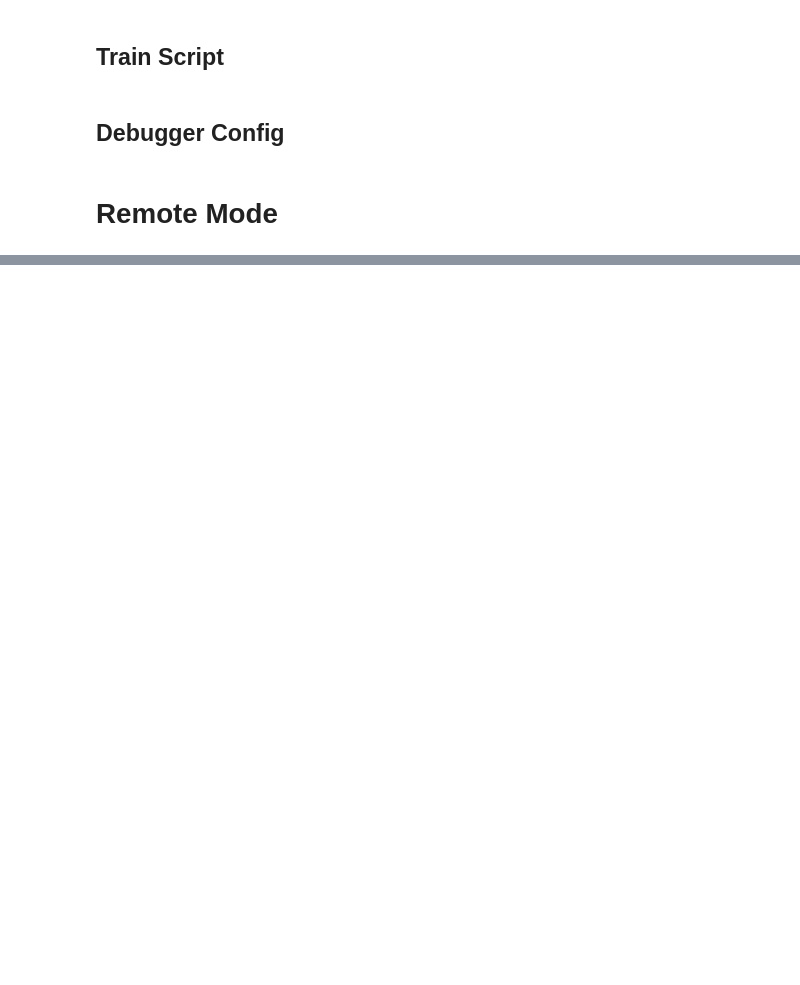
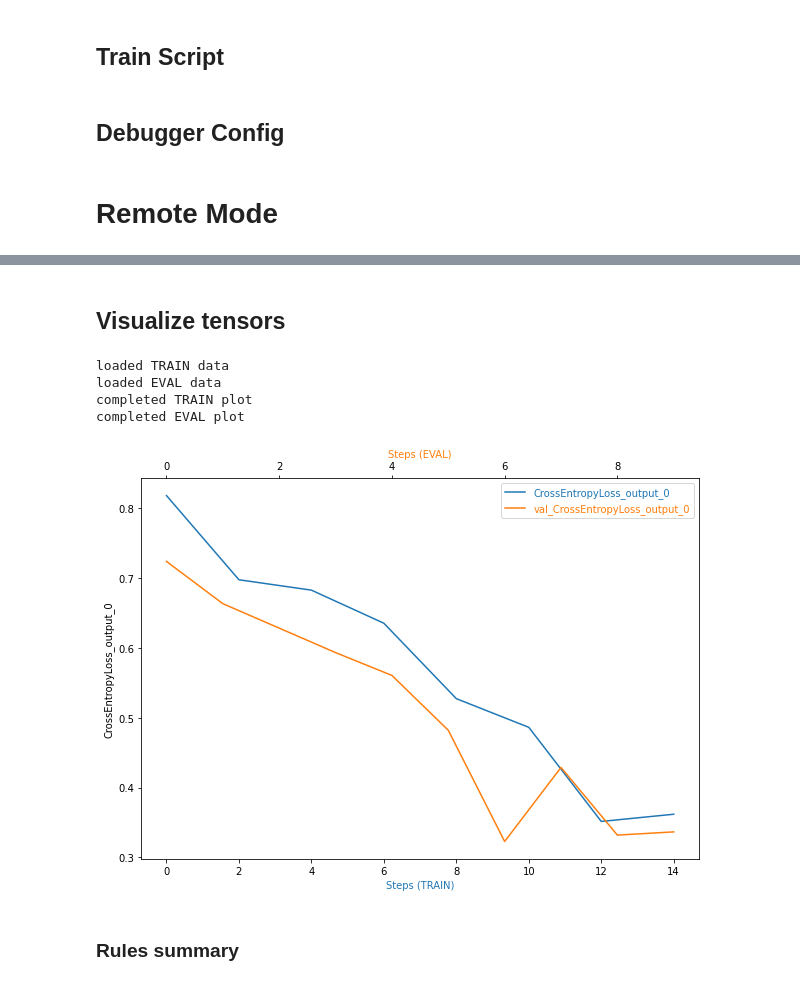
Before and after one commit to PacktPublishing/Accelerate-Deep-Learning-Workloads-with-Amazon-SageMaker, a Jupyter notebook: chapter7/2_SMDebugger_PyTorch.ipynb, the cells around one changed output, grey strips where cells are left out. Saved outputs shown, nothing was run; the diff lists cells and outputs as text; code cells hidden in the pictures; blank space fills up the shorter version.

```diff
--- a/chapter7/2_SMDebugger_PyTorch.ipynb
+++ b/chapter7/2_SMDebugger_PyTorch.ipynb
@@ -44,11 +41,17 @@ rules = [
     Rule.sagemaker(rule_configs.overfit()),
     Rule.sagemaker(rule_configs.overtraining()),
     Rule.sagemaker(rule_configs.poor_weight_initialization()),
-    ProfilerRule.sagemaker(rule_configs.ProfilerReport()) # TODO: need to review different profiler rules https://docs.aws.amazon.com/sagemaker/latest/dg/debugger-built-in-rules.html#profiler-report
-]
+    ProfilerRule.sagemaker(rule_configs.ProfilerReport())
 
 hook_config = DebuggerHookConfig(
-    hook_parameters={"train.save_interval": "100", "eval.save_interval": "10"}
+    hook_parameters={"train.save_interval": "2", "eval.save_interval": "1"},
+    #collection_configs=[CollectionConfig(
+    #    name="custom_collection",
+    #    parameters={
+    #        "include_regex": ".*weight|.*bias|.*CrossEntropyLoss",
+    #        "save_interval": "1",
+    #    }
+    #)]
 )
 # %% [markdown]
 # Remote Mode
@@ -58,7 +61,7 @@ from sagemaker.pytorch import PyTorch
 
 instance_type = 'ml.p2.xlarge'
 instance_count = 1
-job_name = "pytorch-smdebug-1"
+job_name = "pytorch-smdebug-debug-profile-6"
 
 estimator = PyTorch(
           entry_point="train_resnet_sm.py", # Pick your train script
@@ -69,11 +72,11 @@ estimator = PyTorch(
           image_uri="763104351884.dkr.ecr.us-east-1.amazonaws.com/pytorch-training:1.10.2-gpu-py38-cu113-ubuntu20.04-sagemaker",
           instance_count=instance_count,
           hyperparameters={
-              "batch-size":16,
-              "num-epochs":1,
+              "batch-size":64,
+              "num-epochs":5,
               "input-size" : 224,
+              "num-data-workers" : 8,
               "feature-extract":False,
-              "tb-s3-url": f"s3://{bucket}/{job_name}"
           },
           disable_profiler=False,
           rules=rules,
@@ -81,5 +84,5 @@ estimator = PyTorch(
           base_job_name=job_name,
       )
 # %%
-estimator.fit(inputs={"train":f"{data_url}/train", "val":f"{data_url}/val"})
+estimator.fit(inputs={"train":f"{data_url}/train", "val":f"{data_url}/val"}, wait=True)
 # %% [output]
@@ -102,0 +106,12 @@ Billable seconds: 365
+# %%
+tensors_path = estimator.latest_job_debugger_artifacts_path()
+
+import smdebug.pytorch as smd
+from smdebug import trials
+trial = smd.create_trial(tensors_path)
+
+print(f"Saved these tensors: {trial.tensor_names()}")
+print(f"Loss values during evaluation were {trial.tensor('CrossEntropyLoss_output_0').values()}")
+#print(f"{trial.tensor('relu_input_0').values()}")
+# example of plotting values of tensors:
+#https://sagemaker-examples.readthedocs.io/en/latest/sagemaker-debugger/model_specific_realtime_analysis/autoencoder_mnist/autoencoder_mnist.html
@@ -102,0 +122,2 @@ Billable seconds: 365
+# %% [markdown]
+## Visualize tensors
@@ -102,0 +168,10 @@ Billable seconds: 365
+# %%
+plot_tensor(trial, "CrossEntropyLoss_output_0")
+# %% [output]
+loaded TRAIN data
+loaded EVAL data
+completed TRAIN plot
+completed EVAL plot
+[figure, added]
+# %% [markdown]
+### Rules summary
```
Also changed, not shown: parts of 21 cells of this notebook, 1 other file.
